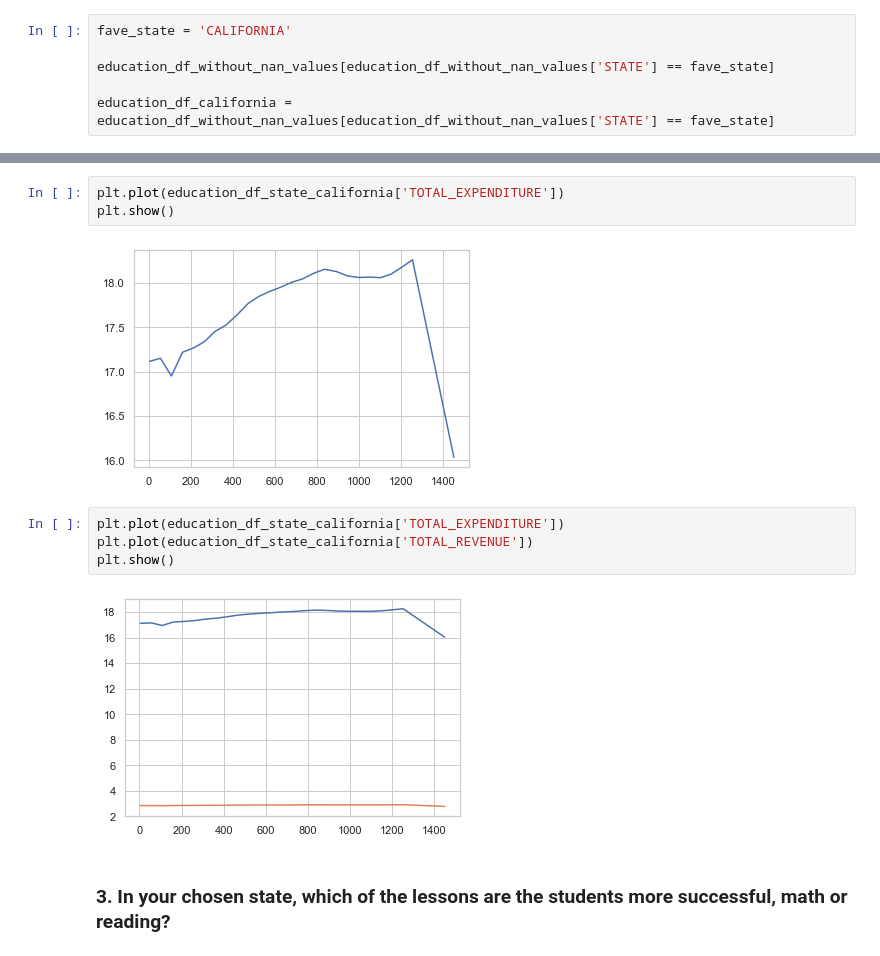
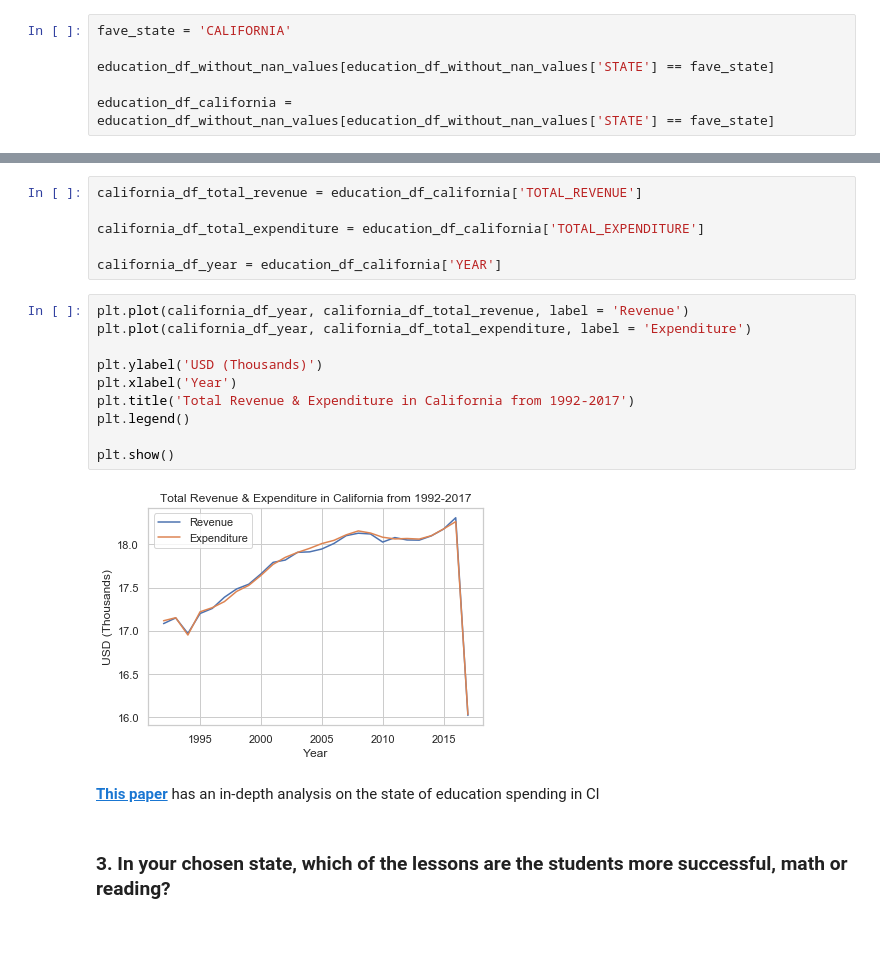
Before and after one commit to DanikaHannon/Data-Science-Drills, a Jupyter notebook: 17.5 - Data Exploration 1.ipynb, the cells around one changed output, grey strips where cells are left out. Saved outputs shown, nothing was run; the diff lists cells and outputs as text.

```diff
--- a/17.5 - Data Exploration 1.ipynb
+++ b/17.5 - Data Exploration 1.ipynb
@@ -162,14 +155,23 @@ plt.show()
-# %%
-plt.plot(education_df_state_california['TOTAL_EXPENDITURE'])
-plt.show()
-# %% [output]
-[figure, removed]
-# %%
-plt.plot(education_df_state_california['TOTAL_EXPENDITURE'])
-plt.plot(education_df_state_california['TOTAL_REVENUE'])
-plt.show()
-# %% [output]
-[figure, removed]
+# %%
+california_df_total_revenue = education_df_california['TOTAL_REVENUE']
+
+california_df_total_expenditure = education_df_california['TOTAL_EXPENDITURE']
+
+california_df_year = education_df_california['YEAR']
+# %%
+plt.plot(california_df_year, california_df_total_revenue, label = 'Revenue')
+plt.plot(california_df_year, california_df_total_expenditure, label = 'Expenditure')
+
+plt.ylabel('USD (Thousands)')
+plt.xlabel('Year')
+plt.title('Total Revenue & Expenditure in California from 1992-2017')
+plt.legend()
+
+plt.show()
+# %% [output]
+[figure, added]
+# %% [markdown]
+__[This paper](https://www.ppic.org/content/pubs/report/R_1003HRR.pdf)__ has an in-depth analysis on the state of education spending in Cl
 # %% [markdown]
 ### 3. In your chosen state, which of the lessons are the students more successful, math or reading?
 # %%
```
Also changed, not shown: parts of 13 cells of this notebook.
